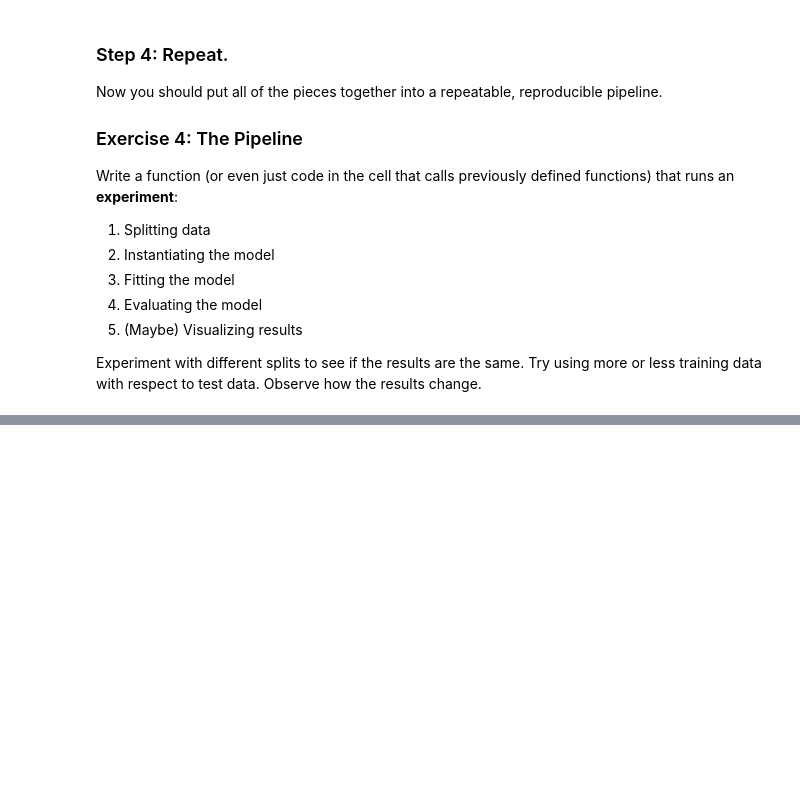
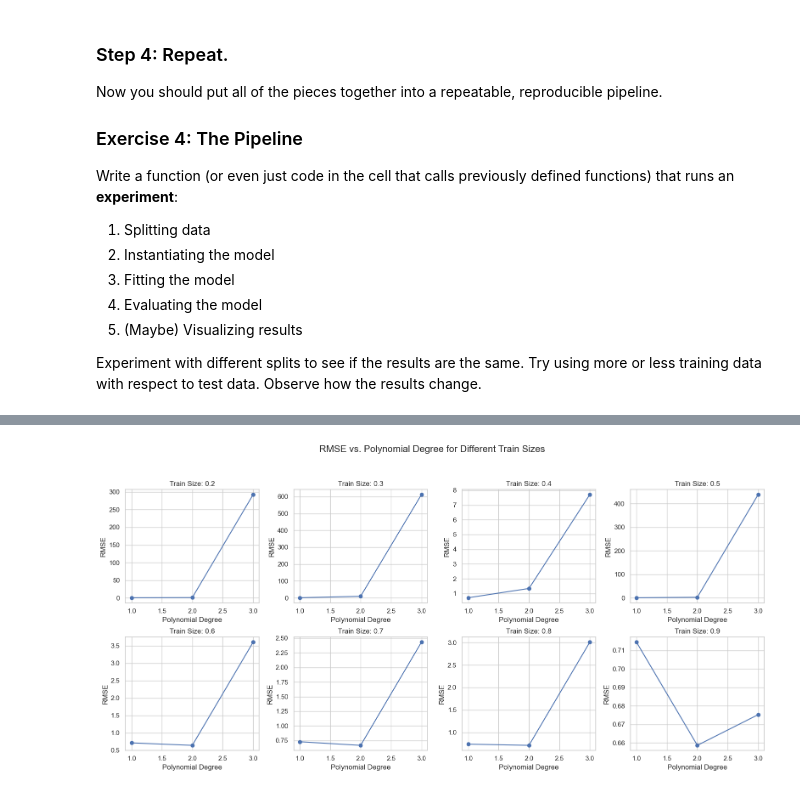
Before and after one commit to Pampaj7/FMLab, a Jupyter notebook: FML-LinearRegression1.ipynb, the cells around one changed output, grey strips where cells are left out. Drawn from its saved outputs; the diff is of its cells as text; code cells hidden in the pictures; blank space fills up the shorter version.

Commit message:
Need to check the cross validation method

```diff
--- a/FML-LinearRegression1.ipynb
+++ b/FML-LinearRegression1.ipynb
@@ -372,0 +382,18 @@ def pipeline(model, df, targets, train_size=0.75):
+# %%
+# Your pipeline code here.
+def pipeline(model, df, targets, train_size=0.75):
+    Xtr, Xte, ytr, yte = train_test_split(df, targets, train_size=train_size)
+    model.fit(Xtr, ytr)
+    preds_tr = model.predict(Xtr)
+    preds_te = model.predict(Xte)
+    print(f'RMSE on train: {np.sqrt(mean_absolute_error(preds_tr, ytr))}')
+    print(f'RMSE on test: {np.sqrt(mean_squared_error(preds_te, yte))}')
+    print(f'MAE on train: {mean_absolute_error(preds_tr, ytr)}')
+    print(f'MAE on test: {mean_squared_error(preds_te, yte)}')
+
+
+for train_size in range(1, 11, 2):
+    train_size /= 10.0  # Convert to a float in the range [0.0, 1.0]
+    pipeline(model, df, targets, train_size)
+    print("Train size:", train_size)
+    print('--------')
@@ -392,0 +480,79 @@ How should we select the correct *degree* for our polynomial basis? Is the perfo
+# %%
+from sklearn.preprocessing import PolynomialFeatures
+from sklearn.model_selection import GridSearchCV, cross_val_score
+from sklearn.pipeline import make_pipeline
+import matplotlib.pyplot as plt
+
+# Define degrees and train sizes
+degrees = [1, 2, 3]
+train_sizes = [0.2, 0.3, 0.4, 0.5, 0.6, 0.7, 0.8, 0.9]
+
+# Create subplots
+fig, axs = plt.subplots(2, 4, figsize=(16, 8))
+fig.suptitle('RMSE vs. Polynomial Degree for Different Train Sizes', fontsize=16)
+
+for split, train_size in enumerate(train_sizes, start=1):
+    rmse_values = []
+    Xtr, Xte, ytr, yte = train_test_split(df, targets, train_size=train_size)
+
+    for degree in degrees:
+        poly = PolynomialFeatures(degree)
+        X_train_poly = poly.fit_transform(Xtr)
+        X_test_poly = poly.transform(Xte)
+
+        model = LinearRegression()
+        model.fit(X_train_poly, ytr)
+
+        y_pred = model.predict(X_test_poly)
+        rmse = np.sqrt(mean_squared_error(yte, y_pred))
+        rmse_values.append(rmse)
+        print(f'Degree {degree}: RMSE = {rmse:.4f}')
+
+    print("Train Size:", train_size)
+
+    ax = axs[(split - 1) // 4, (split - 1) % 4]
+    ax.plot(degrees, rmse_values, marker='o', linestyle='-')
+    ax.set_title(f'Train Size: {train_size}')
+    ax.set_xlabel('Polynomial Degree')
+    ax.set_ylabel('RMSE')
+    ax.grid(True)
+
+plt.tight_layout()
+plt.subplots_adjust(top=0.85)
+plt.show()
+
+# Perform cross-validation
+cv_results = {}
+
+for degree in degrees:
+    for train_size in train_sizes:
+        model = make_pipeline(PolynomialFeatures(degree), LinearRegression())
+        #Here, a machine learning pipeline is created. It consists of two components:
+        #PolynomialFeatures(degree): This transforms the original features into polynomial features of the specified degree. For example, if degree is 2, it will create features like feature1^2, feature1*feature2, etc.
+        #LinearRegression(): This is a linear regression model that will be applied to the polynomial features.
+
+        rmse_scores = np.sqrt(-cross_val_score(model, df, targets, cv=5, scoring='neg_mean_squared_error'))
+        mean_rmse = np.mean(rmse_scores)
+        cv_results[(degree, train_size)] = mean_rmse
+
+for key, mean_rmse in cv_results.items():
+    degree, train_size = key
+    print(f'Degree {degree}, Train Size {train_size}: Mean RMSE = {mean_rmse:.4f}')
+
+# Hyperparameter tuning with GridSearchCV
+param_grid = {
+    'polynomialfeatures__degree': degrees,
+    'linearregression__fit_intercept': [True, False]
+}
+
+model = make_pipeline(PolynomialFeatures(), LinearRegression())
+grid_search = GridSearchCV(model, param_grid, cv=5, scoring='neg_mean_squared_error')
+grid_search.fit(df, targets)
+
+best_params = grid_search.best_params_
+best_rmse = np.sqrt(-grid_search.best_score_)
+
+print()
+print("Best Hyperparameters:", best_params)
+print("Best RMSE:", best_rmse)
+# %% [output]
@@ -392,0 +576 @@ How should we select the correct *degree* for our polynomial basis? Is the perfo
+[figure, added]
```
Also changed, not shown: parts of 34 cells of this notebook.
